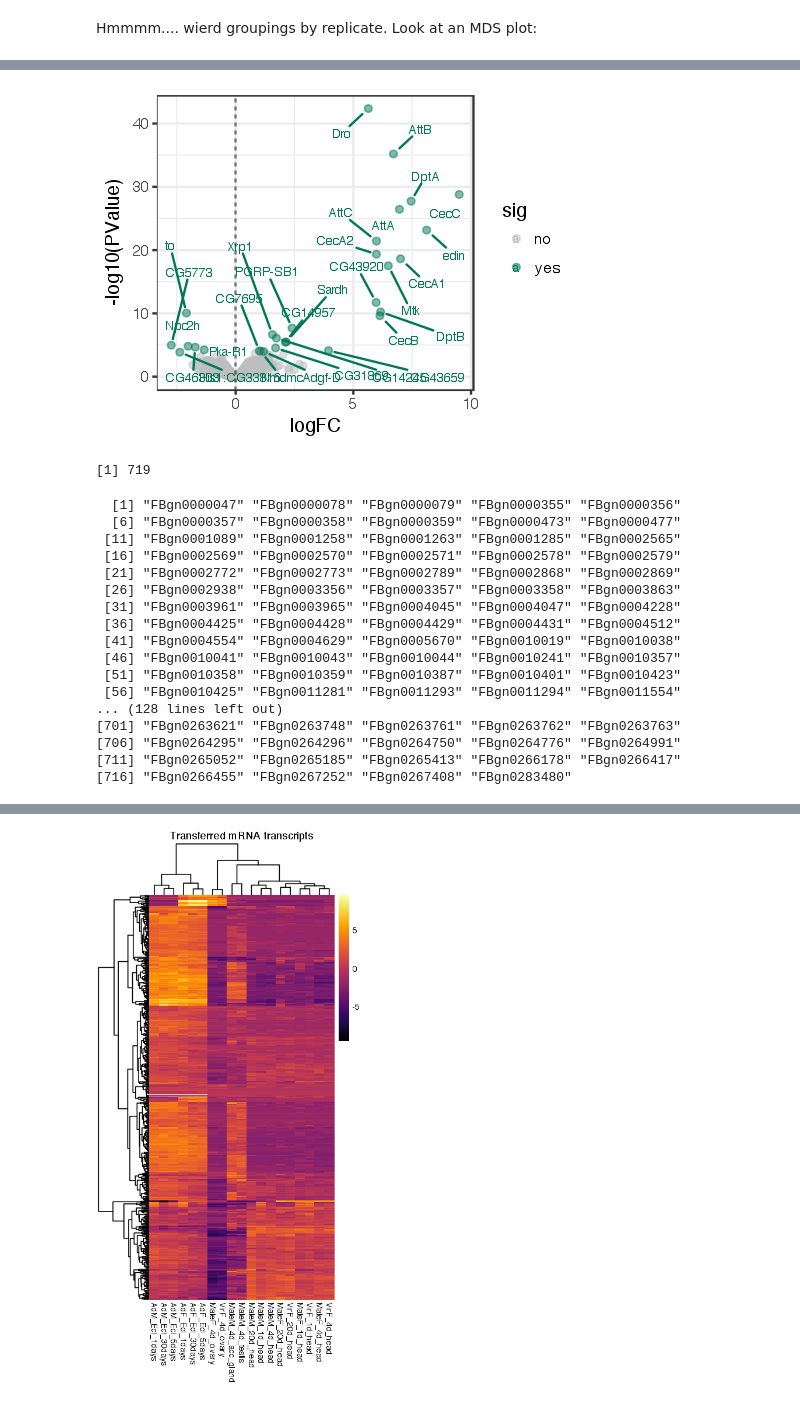
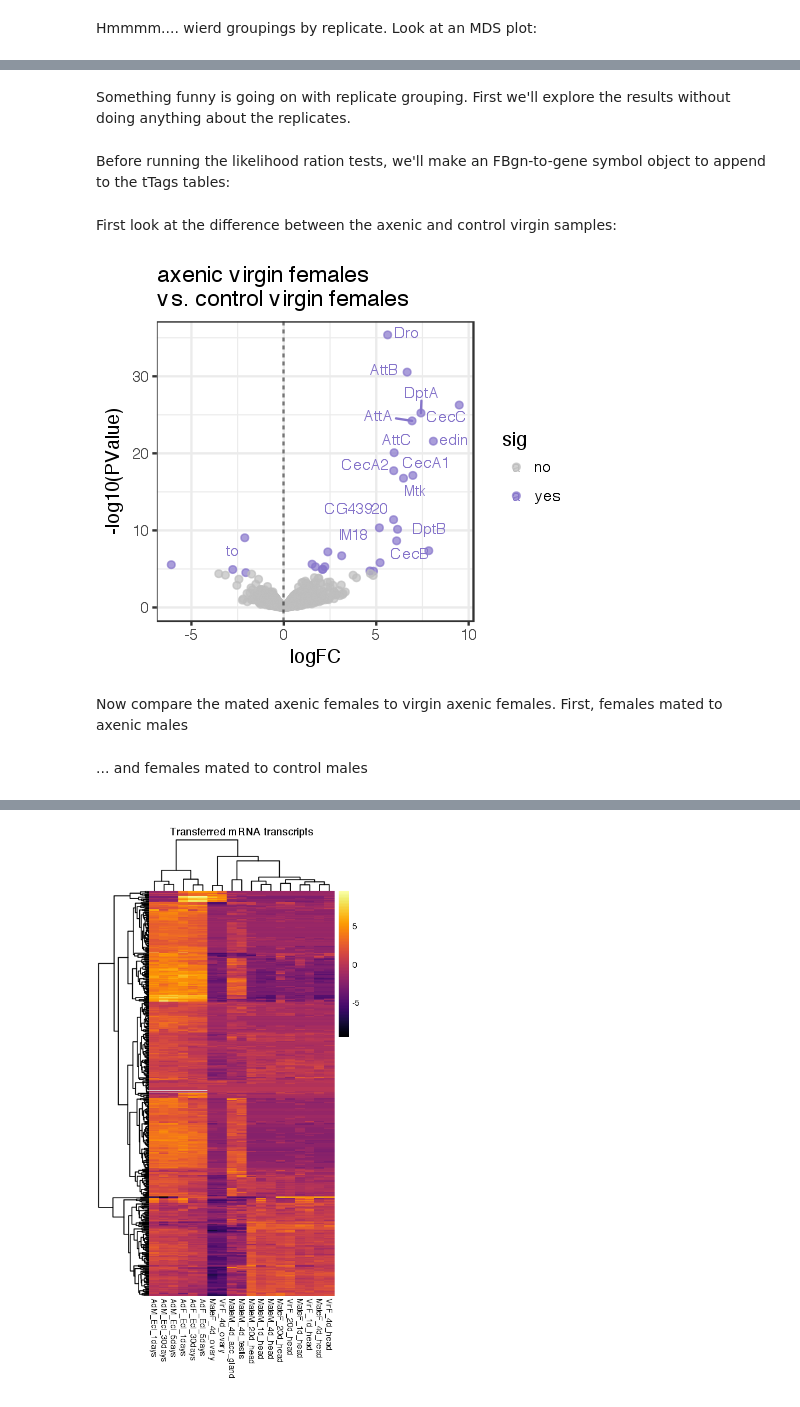
Before and after one commit to YazBraimah/Axenic.PM, a Jupyter notebook: R_analysis_pipeline.ipynb, the cells around one changed output, grey strips where cells are left out. Cells and saved outputs as stored; diff of their text form; code cells hidden in the pictures.

Commit message:
added geneBoxPlot function and completed analysis A

```diff
--- a/R_analysis_pipeline.ipynb
+++ b/R_analysis_pipeline.ipynb
@@ -233,55 +244,40 @@ ggscatter(mdsObj,
+# %% [markdown]
+Something funny is going on with replicate grouping. First we'll explore the results without doing anything about the replicates.
+# %% [markdown]
+Before running the likelihood ration tests, we'll make an FBgn-to-gene symbol object to append to the tTags tables:
 # %%
 FBgn_to_symbol = subset(annotation, select = c("gene_symbol", "primary_FBgn"))
+# %% [markdown]
+First look at the difference between the axenic and control virgin samples:
 # %%
-within_controls <- makeContrasts(CO-AO,
-                                 levels=design)
+# define contrasts:
+vrigin_contrasts <- makeContrasts(CO-AO, levels=design)
 
-lrt.control <- glmLRT(dgeList_fit, contrast = within_controls)
-lrt.control.tTags <- topTags(lrt.control, n = NULL)
-lrt.control.table <- lrt.control.tTags$table
-lrt.control.table$sig = ifelse(lrt.control.table$FDR < 0.05 & (lrt.control.table$logFC > 1 | lrt.control.table$logFC < -1), "yes", "no")
-lrt.control.table$gene = rownames(lrt.control.table)
-lrt.control.table = merge(lrt.control.table, FBgn_to_symbol, by.x = "gene", by.y = "primary_FBgn", all.x = T)
-
-
-options(repr.plot.width = 4, repr.plot.height = 3)
-(CA.vs.CO.gg = ggplot(lrt.control.table, aes(logFC, -log10(PValue), colour = sig)) +
-    geom_point(alpha = 0.5) +
+# run the LRT and extract the DE table
+lrt.virgins <- glmLRT(dgeList_fit, contrast = vrigin_contrasts)
+lrt.virgins.tTags <- topTags(lrt.virgins, n = NULL)
+lrt.virgins.table <- lrt.virgins.tTags$table
+lrt.virgins.table$sig = ifelse(lrt.virgins.table$FDR < 0.01 & (lrt.virgins.table$logFC > 1 | lrt.virgins.table$logFC < -1), "yes", "no")
+lrt.virgins.table$direction = ifelse(lrt.virgins.table$sig == "yes" & lrt.virgins.table$logFC > 1, "Up", ifelse(lrt.virgins.table$sig == "yes" & lrt.virgins.table$logFC < -1, "Down", "n.s."))
+lrt.virgins.table$gene = rownames(lrt.virgins.table)
+lrt.virgins.table = merge(lrt.virgins.table, FBgn_to_symbol, by.x = "gene", by.y = "primary_FBgn", all.x = T)
+virgins_sigGenes = subset(lrt.virgins.table, sig == "yes")$gene
+#
+options(repr.plot.width = 4, repr.plot.height = 3.5)
+(vrigin_contrasts_volcano.gg = ggplot(lrt.virgins.table, aes(logFC, -log10(PValue), colour = sig)) +
+    geom_point(alpha = 0.7) +
     geom_vline(xintercept = 0, linetype = "dashed", alpha = 0.5) +
-    geom_text_repel(data = filter(lrt.control.table, sig == "yes" & ),aes(label=gene_symbol),
+    geom_text_repel(data = filter(lrt.virgins.table, sig == "yes" & -log10(PValue) > 7.5),aes(label=gene_symbol),
                     force = 10,
 #                     inherit.aes = F,
-                    box.padding = unit(0.35, "lines"),
-                    point.padding = unit(0.5, "lines"),
+#                     box.padding = unit(0.35, "lines"),
+#                     point.padding = unit(0.5, "lines"),
                     fontface = "bold",
-                    size = 2.5) +
-#     labs(title = "control females mated to axenic\nmales vs. virgin control females", size = 2) +
-    scale_colour_manual(values = c("gray","#007954")) +
+                    size = 3) +
+    labs(title = "axenic virgin females \nvs. control virgin females", size = 2) +
+    scale_colour_manual(values = c("gray","#8675ca")) +
     theme_bw())
 # %% [output]
-[figure, old version]
+[figure, new version]
-# %%
-wierd_genes = subset(lrt.control.table, sig == "yes" & logFC > 1)$gene
-length(wierd_genes)
-# %% [output]
-[1] 719
-# %%
-wierd_genes
-# %% [output]
-  [1] "FBgn0000047" "FBgn0000078" "FBgn0000079" "FBgn0000355" "FBgn0000356"
-  [6] "FBgn0000357" "FBgn0000358" "FBgn0000359" "FBgn0000473" "FBgn0000477"
- [11] "FBgn0001089" "FBgn0001258" "FBgn0001263" "FBgn0001285" "FBgn0002565"
- [16] "FBgn0002569" "FBgn0002570" "FBgn0002571" "FBgn0002578" "FBgn0002579"
- [21] "FBgn0002772" "FBgn0002773" "FBgn0002789" "FBgn0002868" "FBgn0002869"
- [26] "FBgn0002938" "FBgn0003356" "FBgn0003357" "FBgn0003358" "FBgn0003863"
- [31] "FBgn0003961" "FBgn0003965" "FBgn0004045" "FBgn0004047" "FBgn0004228"
- [36] "FBgn0004425" "FBgn0004428" "FBgn0004429" "FBgn0004431" "FBgn0004512"
- [41] "FBgn0004554" "FBgn0004629" "FBgn0005670" "FBgn0010019" "FBgn0010038"
- [46] "FBgn0010041" "FBgn0010043" "FBgn0010044" "FBgn0010241" "FBgn0010357"
- [51] "FBgn0010358" "FBgn0010359" "FBgn0010387" "FBgn0010401" "FBgn0010423"
- [56] "FBgn0010425" "FBgn0011281" "FBgn0011293" "FBgn0011294" "FBgn0011554"
-... (128 lines left out)
-[701] "FBgn0263621" "FBgn0263748" "FBgn0263761" "FBgn0263762" "FBgn0263763"
-[706] "FBgn0264295" "FBgn0264296" "FBgn0264750" "FBgn0264776" "FBgn0264991"
-[711] "FBgn0265052" "FBgn0265185" "FBgn0265413" "FBgn0266178" "FBgn0266417"
-[716] "FBgn0266455" "FBgn0267252" "FBgn0267408" "FBgn0283480"
+# %% [markdown]
+Now compare the mated axenic females to virgin axenic females. First, females mated to axenic males
@@ -287,0 +312,2 @@ wierd_genes
+# %% [markdown]
+... and females mated to control males
```
Also changed, not shown: parts of 48 cells of this notebook, 1 other file.
